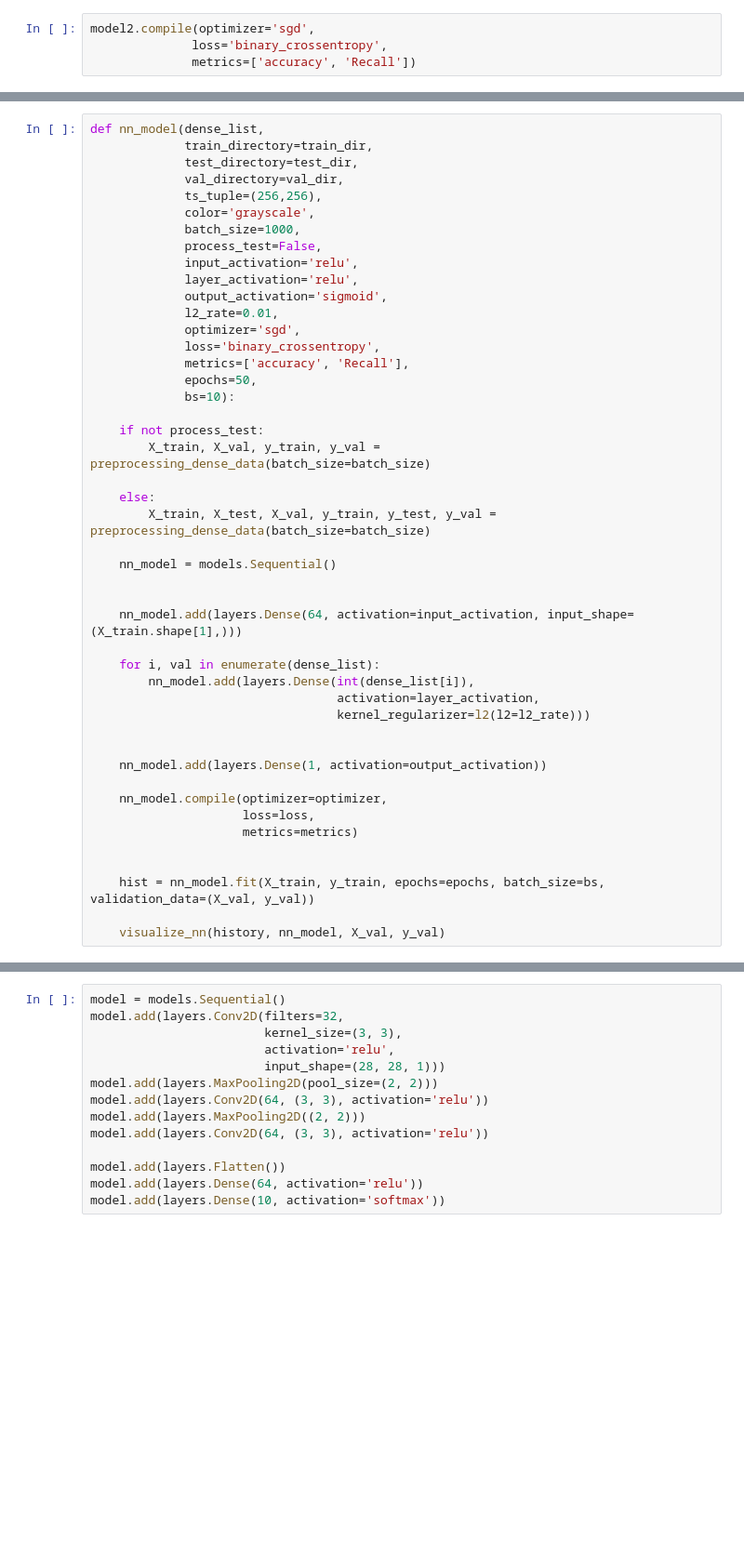
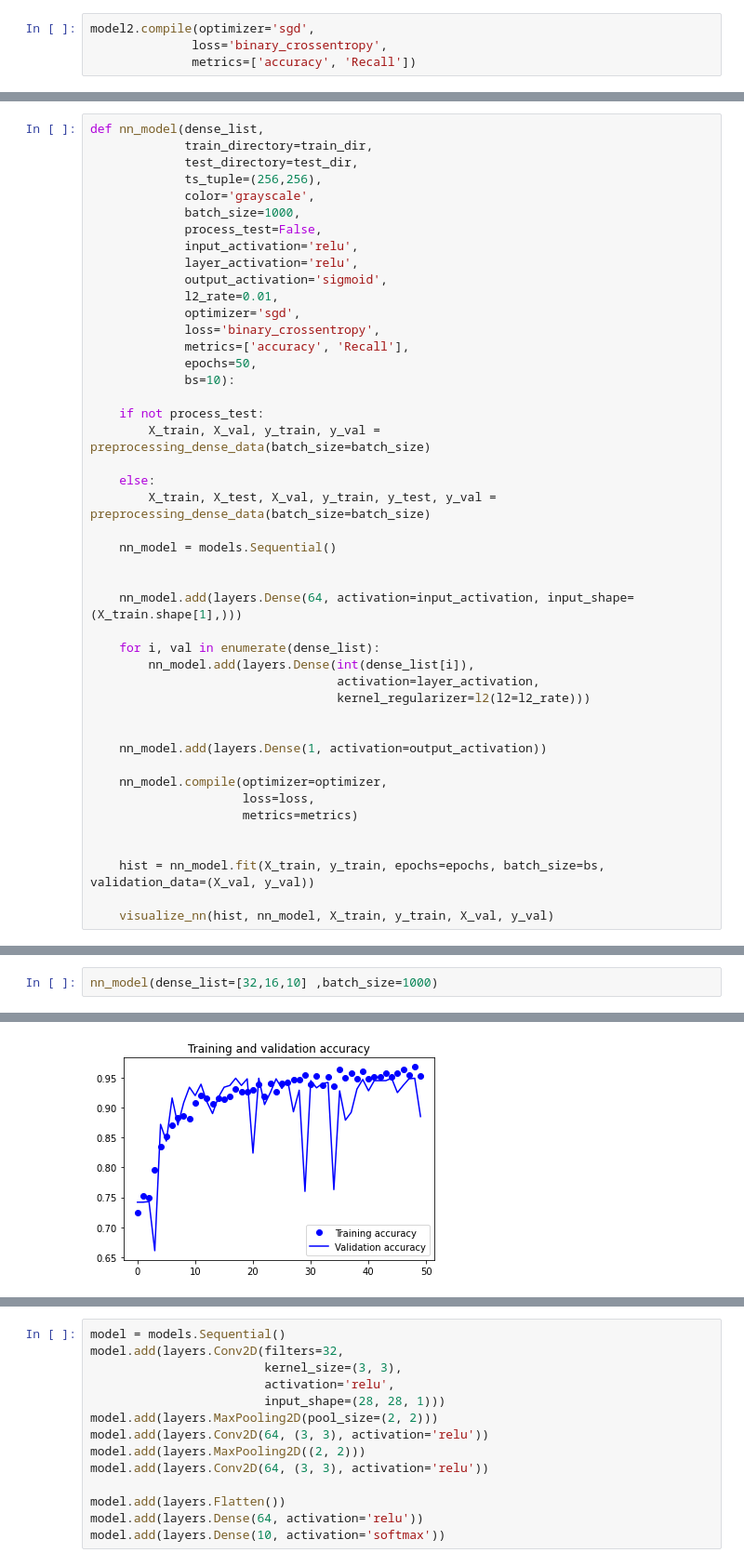
Before and after one commit to ericdnbn/image_classifier_pneumonia, a Jupyter notebook: Eric–nn_classifier_colab_notebook.ipynb, the cells around one changed output, grey strips where cells are left out. Shown at 93% size. Drawn from its saved outputs; the diff is of its cells as text; blank space fills up the shorter version.

```diff
--- a/Eric–nn_classifier_colab_notebook.ipynb
+++ b/Eric–nn_classifier_colab_notebook.ipynb
@@ -438,7 +452,6 @@ Validation Evaluation: [0.6667433381080627, 0.7350000143051147, 0.0]
 def nn_model(dense_list,
              train_directory=train_dir,
              test_directory=test_dir,
-             val_directory=val_dir,
              ts_tuple=(256,256),
              color='grayscale',
              batch_size=1000,
@@ -479,7 +492,7 @@ def nn_model(dense_list,
 
     hist = nn_model.fit(X_train, y_train, epochs=epochs, batch_size=bs, validation_data=(X_val, y_val))
 
-    visualize_nn(history, nn_model, X_val, y_val)
+    visualize_nn(hist, nn_model, X_train, y_train, X_val, y_val)
 # %%
 nn_model([32,16],batch_size=1000)
 # %% [output]
@@ -489,0 +572,3 @@ nn_model([32,16,8],batch_size=1000)
+# %%
+nn_model(dense_list=[32,16,10] ,batch_size=1000)
+# %% [output]
@@ -489,0 +592 @@ nn_model([32,16,8],batch_size=1000)
+[figure, added]
```
Also changed, not shown: parts of 18 cells of this notebook, 2 other files.
